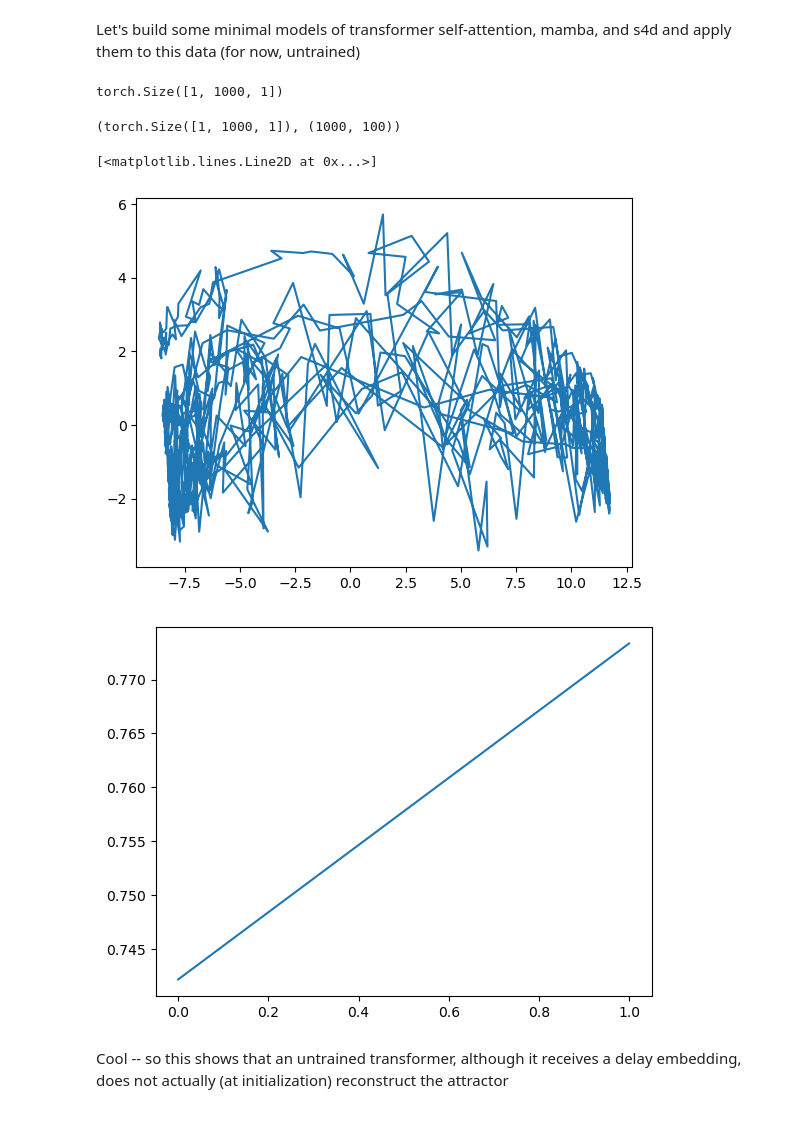
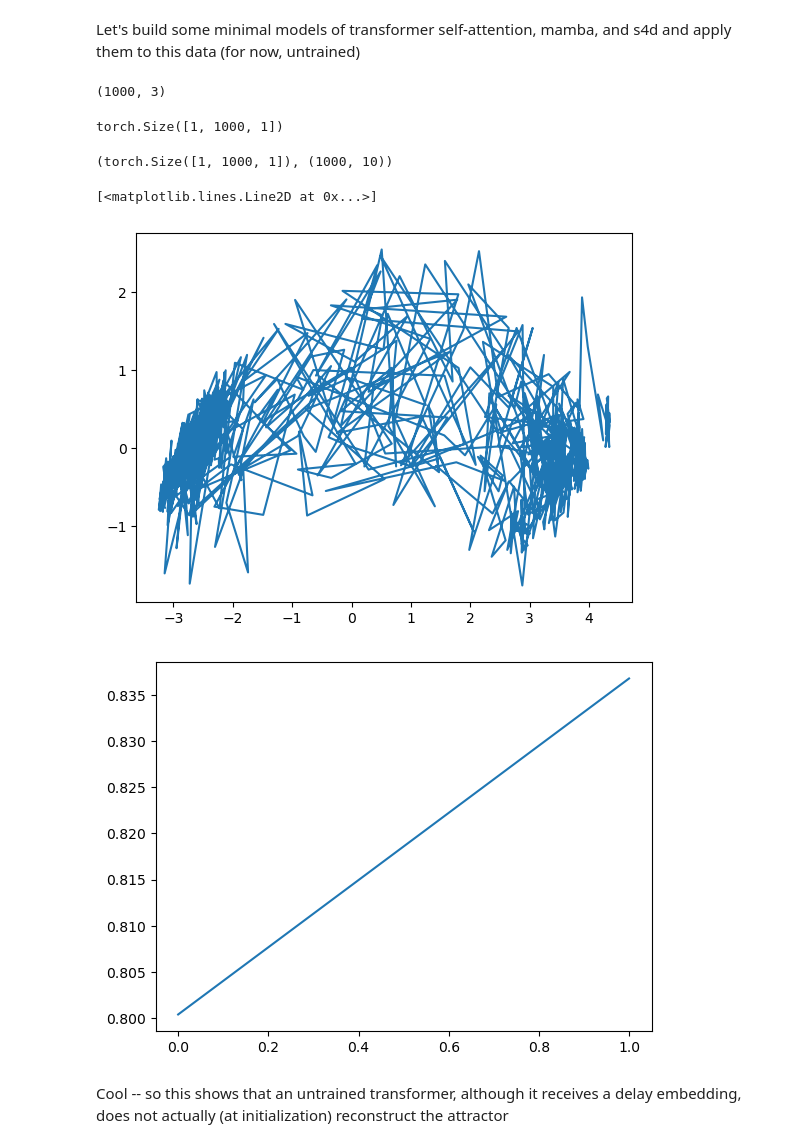
Before and after one commit to mitchellostrow/nn_delay_embeddings, a Jupyter notebook: notebooks/4-10-24 transformer_test.ipynb, the cells around one changed output. Drawn from its saved outputs; the diff is of its cells as text; code cells hidden in the pictures.

```diff
--- a/notebooks/4-10-24 transformer_test.ipynb
+++ b/notebooks/4-10-24 transformer_test.ipynb
@@ -30,27 +29,38 @@ model = minimalGPT(1,100,1,1000)
+# %%
+d = 1000
+d_model = 10
+model = minimalGPT(1,d_model,1,d)
+# %%
+sol.shape
+# %% [output]
+(1000, 3)
 # %%
-data = torch.tensor(sol[np.newaxis,:,0:1]).float()
+data = torch.tensor(sol[np.newaxis,:d,0:1]).float()
 print(data.size())
 out,hidden = model(data)
 hidden = hidden.detach().numpy().squeeze()
 out.shape,hidden.shape
 # %% [output]
 torch.Size([1, 1000, 1])
-(torch.Size([1, 1000, 1]), (1000, 100))
+(torch.Size([1, 1000, 1]), (1000, 10))
 # %%
 #run pca on the hidden states
 from sklearn.decomposition import PCA
+
+hidden = hidden[50:] #washout the first n
+
 pca = PCA(n_components=2)
 pca.fit(hidden)
 hidden_pca = pca.transform(hidden)
 plt.figure()
 plt.plot(hidden_pca[:,0],hidden_pca[:,1])
 plt.figure()
 #plot evr
 plt.plot(np.cumsum(pca.explained_variance_ratio_))
 # %% [output]
 [<matplotlib.lines.Line2D at 0x...>]
-[figure, old version]
+[figure, new version]
-[figure, old version]
+[figure, new version]
 # %% [markdown]
 Cool -- so this shows that an untrained transformer, although it receives a delay embedding, does not actually (at initialization) reconstruct the attractor
 # %%
```
Also changed, not shown: parts of 3 cells of this notebook, 14 other files.
